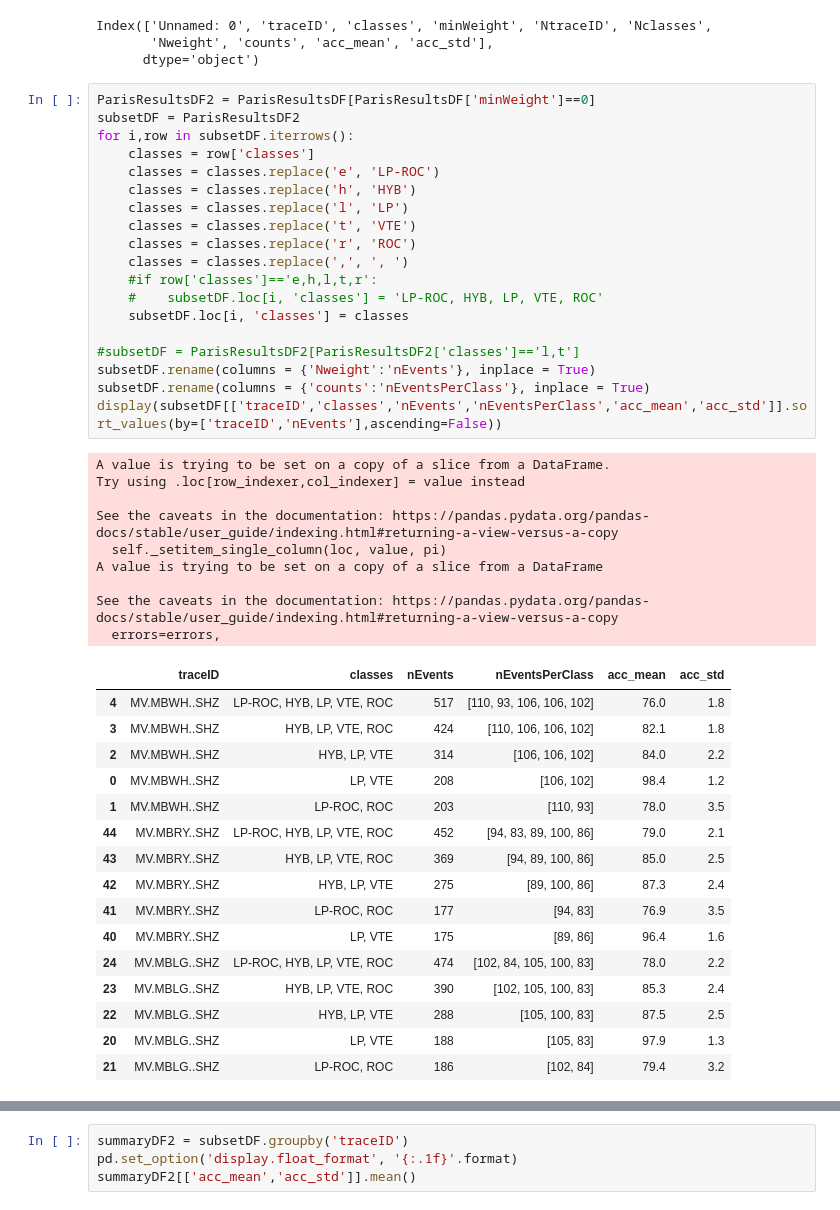
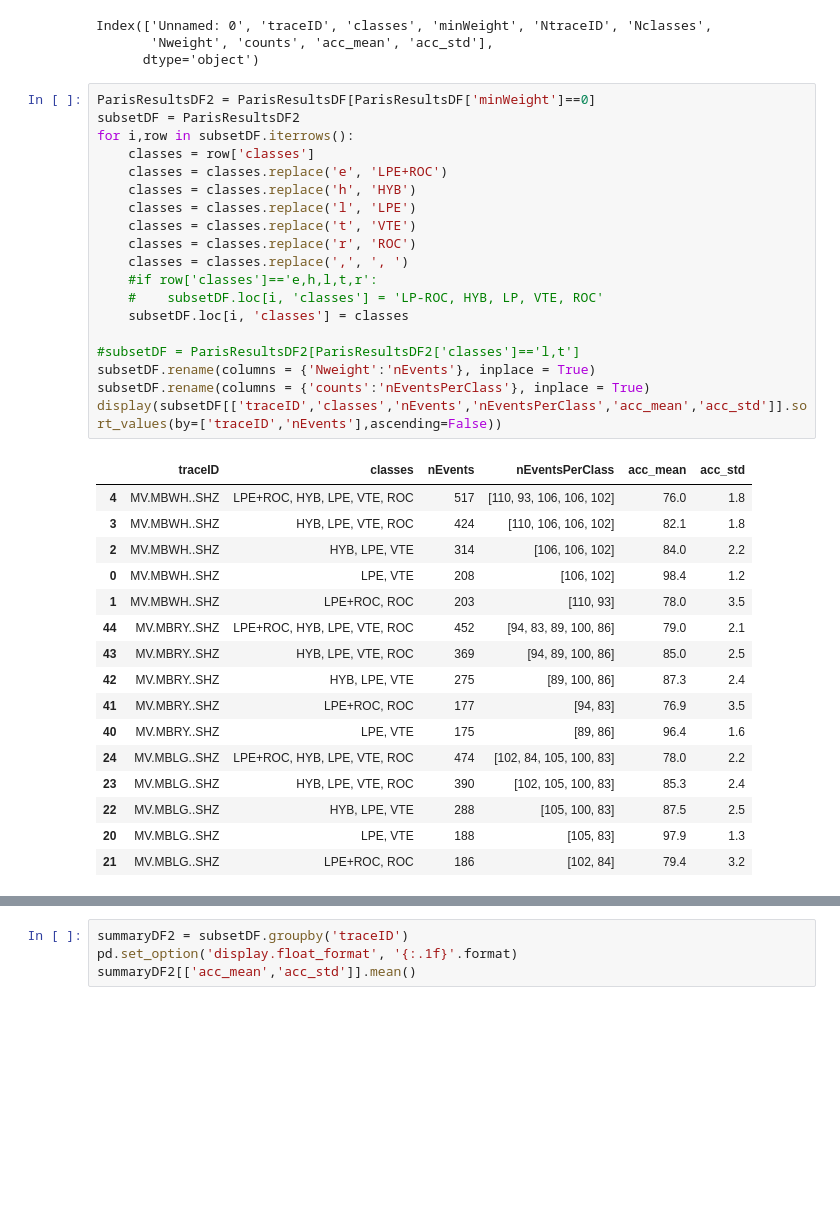
Before and after one commit to gthompson/kitchensinkGT, a Jupyter notebook: PROJECTS/MontserratML/AGU2021_Poster.ipynb, the cells around one changed output, grey strips where cells are left out. Saved outputs shown, nothing was run; the diff lists cells and outputs as text; blank space fills up the shorter version.

```diff
--- a/PROJECTS/MontserratML/AGU2021_Poster.ipynb
+++ b/PROJECTS/MontserratML/AGU2021_Poster.ipynb
@@ -35,48 +35,39 @@ Index(['Unnamed: 0', 'traceID', 'classes', 'minWeight', 'NtraceID', 'Nclasses',
 # %%
 ParisResultsDF2 = ParisResultsDF[ParisResultsDF['minWeight']==0]
 subsetDF = ParisResultsDF2
 for i,row in subsetDF.iterrows():
     classes = row['classes']
-    classes = classes.replace('e', 'LP-ROC')
+    classes = classes.replace('e', 'LPE+ROC')
     classes = classes.replace('h', 'HYB')
-    classes = classes.replace('l', 'LP')
+    classes = classes.replace('l', 'LPE')
     classes = classes.replace('t', 'VTE')
     classes = classes.replace('r', 'ROC')
     classes = classes.replace(',', ', ')
     #if row['classes']=='e,h,l,t,r':
     #    subsetDF.loc[i, 'classes'] = 'LP-ROC, HYB, LP, VTE, ROC'
     subsetDF.loc[i, 'classes'] = classes
 
 #subsetDF = ParisResultsDF2[ParisResultsDF2['classes']=='l,t']
 subsetDF.rename(columns = {'Nweight':'nEvents'}, inplace = True)
 subsetDF.rename(columns = {'counts':'nEventsPerClass'}, inplace = True)
 display(subsetDF[['traceID','classes','nEvents','nEventsPerClass','acc_mean','acc_std']].sort_values(by=['traceID','nEvents'],ascending=False))
 # %% [output]
-A value is trying to be set on a copy of a slice from a DataFrame.
-Try using .loc[row_indexer,col_indexer] = value instead
-
-See the caveats in the documentation: https://pandas.pydata.org/pandas-docs/stable/user_guide/indexing.html#returning-a-view-versus-a-copy
-  self._setitem_single_column(loc, value, pi)
-A value is trying to be set on a copy of a slice from a DataFrame
-
-See the caveats in the documentation: https://pandas.pydata.org/pandas-docs/stable/user_guide/indexing.html#returning-a-view-versus-a-copy
-  errors=errors,
 |  | traceID | classes | nEvents | nEventsPerClass | acc_mean | acc_std |
-| 4 | MV.MBWH..SHZ | LP-ROC, HYB, LP, VTE, ROC | 517 | [110, 93, 106, 106, 102] | 76.0 | 1.8 |
-| 3 | MV.MBWH..SHZ | HYB, LP, VTE, ROC | 424 | [110, 106, 106, 102] | 82.1 | 1.8 |
-| 2 | MV.MBWH..SHZ | HYB, LP, VTE | 314 | [106, 106, 102] | 84.0 | 2.2 |
-| 0 | MV.MBWH..SHZ | LP, VTE | 208 | [106, 102] | 98.4 | 1.2 |
-| 1 | MV.MBWH..SHZ | LP-ROC, ROC | 203 | [110, 93] | 78.0 | 3.5 |
-| 44 | MV.MBRY..SHZ | LP-ROC, HYB, LP, VTE, ROC | 452 | [94, 83, 89, 100, 86] | 79.0 | 2.1 |
-| 43 | MV.MBRY..SHZ | HYB, LP, VTE, ROC | 369 | [94, 89, 100, 86] | 85.0 | 2.5 |
-| 42 | MV.MBRY..SHZ | HYB, LP, VTE | 275 | [89, 100, 86] | 87.3 | 2.4 |
-| 41 | MV.MBRY..SHZ | LP-ROC, ROC | 177 | [94, 83] | 76.9 | 3.5 |
-| 40 | MV.MBRY..SHZ | LP, VTE | 175 | [89, 86] | 96.4 | 1.6 |
-| 24 | MV.MBLG..SHZ | LP-ROC, HYB, LP, VTE, ROC | 474 | [102, 84, 105, 100, 83] | 78.0 | 2.2 |
-| 23 | MV.MBLG..SHZ | HYB, LP, VTE, ROC | 390 | [102, 105, 100, 83] | 85.3 | 2.4 |
-| 22 | MV.MBLG..SHZ | HYB, LP, VTE | 288 | [105, 100, 83] | 87.5 | 2.5 |
-| 20 | MV.MBLG..SHZ | LP, VTE | 188 | [105, 83] | 97.9 | 1.3 |
-| 21 | MV.MBLG..SHZ | LP-ROC, ROC | 186 | [102, 84] | 79.4 | 3.2 |
+| 4 | MV.MBWH..SHZ | LPE+ROC, HYB, LPE, VTE, ROC | 517 | [110, 93, 106, 106, 102] | 76.0 | 1.8 |
+| 3 | MV.MBWH..SHZ | HYB, LPE, VTE, ROC | 424 | [110, 106, 106, 102] | 82.1 | 1.8 |
+| 2 | MV.MBWH..SHZ | HYB, LPE, VTE | 314 | [106, 106, 102] | 84.0 | 2.2 |
+| 0 | MV.MBWH..SHZ | LPE, VTE | 208 | [106, 102] | 98.4 | 1.2 |
+| 1 | MV.MBWH..SHZ | LPE+ROC, ROC | 203 | [110, 93] | 78.0 | 3.5 |
+| 44 | MV.MBRY..SHZ | LPE+ROC, HYB, LPE, VTE, ROC | 452 | [94, 83, 89, 100, 86] | 79.0 | 2.1 |
+| 43 | MV.MBRY..SHZ | HYB, LPE, VTE, ROC | 369 | [94, 89, 100, 86] | 85.0 | 2.5 |
+| 42 | MV.MBRY..SHZ | HYB, LPE, VTE | 275 | [89, 100, 86] | 87.3 | 2.4 |
+| 41 | MV.MBRY..SHZ | LPE+ROC, ROC | 177 | [94, 83] | 76.9 | 3.5 |
+| 40 | MV.MBRY..SHZ | LPE, VTE | 175 | [89, 86] | 96.4 | 1.6 |
+| 24 | MV.MBLG..SHZ | LPE+ROC, HYB, LPE, VTE, ROC | 474 | [102, 84, 105, 100, 83] | 78.0 | 2.2 |
+| 23 | MV.MBLG..SHZ | HYB, LPE, VTE, ROC | 390 | [102, 105, 100, 83] | 85.3 | 2.4 |
+| 22 | MV.MBLG..SHZ | HYB, LPE, VTE | 288 | [105, 100, 83] | 87.5 | 2.5 |
+| 20 | MV.MBLG..SHZ | LPE, VTE | 188 | [105, 83] | 97.9 | 1.3 |
+| 21 | MV.MBLG..SHZ | LPE+ROC, ROC | 186 | [102, 84] | 79.4 | 3.2 |
 # %%
 summaryDF = subsetDF.groupby('classes')
 pd.set_option('display.float_format', '{:.1f}'.format)
```
Also changed, not shown: parts of 8 cells of this notebook, 2 other files.
